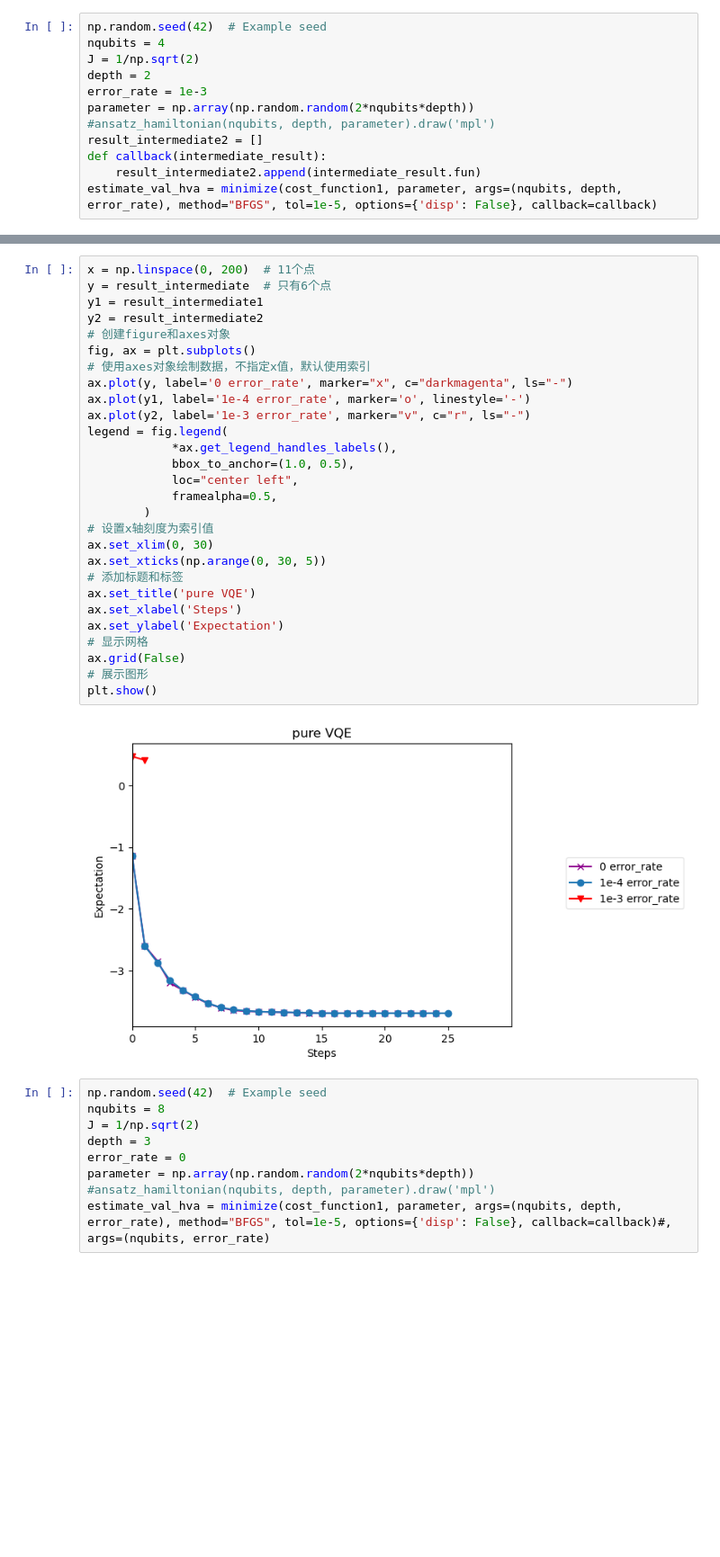
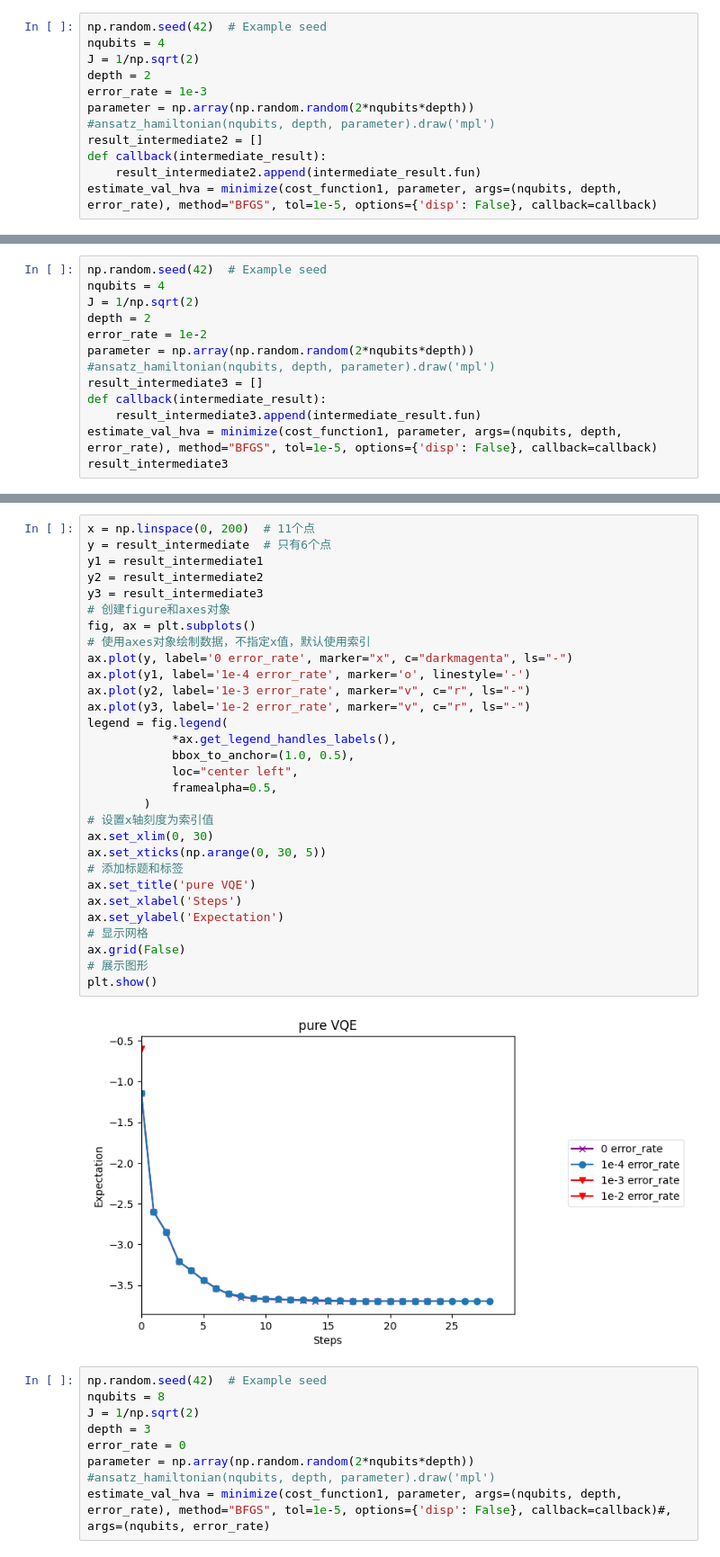
Before and after one commit to schauu/vqe_U, a Jupyter notebook: TrotterQRTE/VQE_cosine.ipynb, the cells around one changed output, grey strips where cells are left out. Shown: that part at 90% size. Drawn from its saved outputs; the diff is of its cells as text; blank space fills up the shorter version.

```diff
--- a/TrotterQRTE/VQE_cosine.ipynb
+++ b/TrotterQRTE/VQE_cosine.ipynb
@@ -185,0 +203,13 @@ result_intermediate2
+# %%
+np.random.seed(42)  # Example seed
+nqubits = 4
+J = 1/np.sqrt(2)
+depth = 2
+error_rate = 1e-2
+parameter = np.array(np.random.random(2*nqubits*depth))
+#ansatz_hamiltonian(nqubits, depth, parameter).draw('mpl')
+result_intermediate3 = []
+def callback(intermediate_result):
+    result_intermediate3.append(intermediate_result.fun)
+estimate_val_hva = minimize(cost_function1, parameter, args=(nqubits, depth, error_rate), method="BFGS", tol=1e-5, options={'disp': False}, callback=callback)
+result_intermediate3
@@ -186,33 +218,35 @@ result_intermediate2
 # %%
 x = np.linspace(0, 200)  # 11个点
 y = result_intermediate  # 只有6个点
 y1 = result_intermediate1
 y2 = result_intermediate2
+y3 = result_intermediate3
 # 创建figure和axes对象
 fig, ax = plt.subplots()
 # 使用axes对象绘制数据，不指定x值，默认使用索引
 ax.plot(y, label='0 error_rate', marker="x", c="darkmagenta", ls="-")
 ax.plot(y1, label='1e-4 error_rate', marker='o', linestyle='-')
 ax.plot(y2, label='1e-3 error_rate', marker="v", c="r", ls="-")
+ax.plot(y3, label='1e-2 error_rate', marker="v", c="r", ls="-")
 legend = fig.legend(
             *ax.get_legend_handles_labels(),
             bbox_to_anchor=(1.0, 0.5),
             loc="center left",
             framealpha=0.5,
         )
 # 设置x轴刻度为索引值
 ax.set_xlim(0, 30)
 ax.set_xticks(np.arange(0, 30, 5))
 # 添加标题和标签
 ax.set_title('pure VQE')
 ax.set_xlabel('Steps')
 ax.set_ylabel('Expectation')
 # 显示网格
 ax.grid(False)
 # 展示图形
 plt.show()
 # %% [output]
-[figure, old version]
+[figure, new version]
 # %%
 np.random.seed(42)  # Example seed
 nqubits = 8
```
Also changed, not shown: parts of 8 cells of this notebook.
